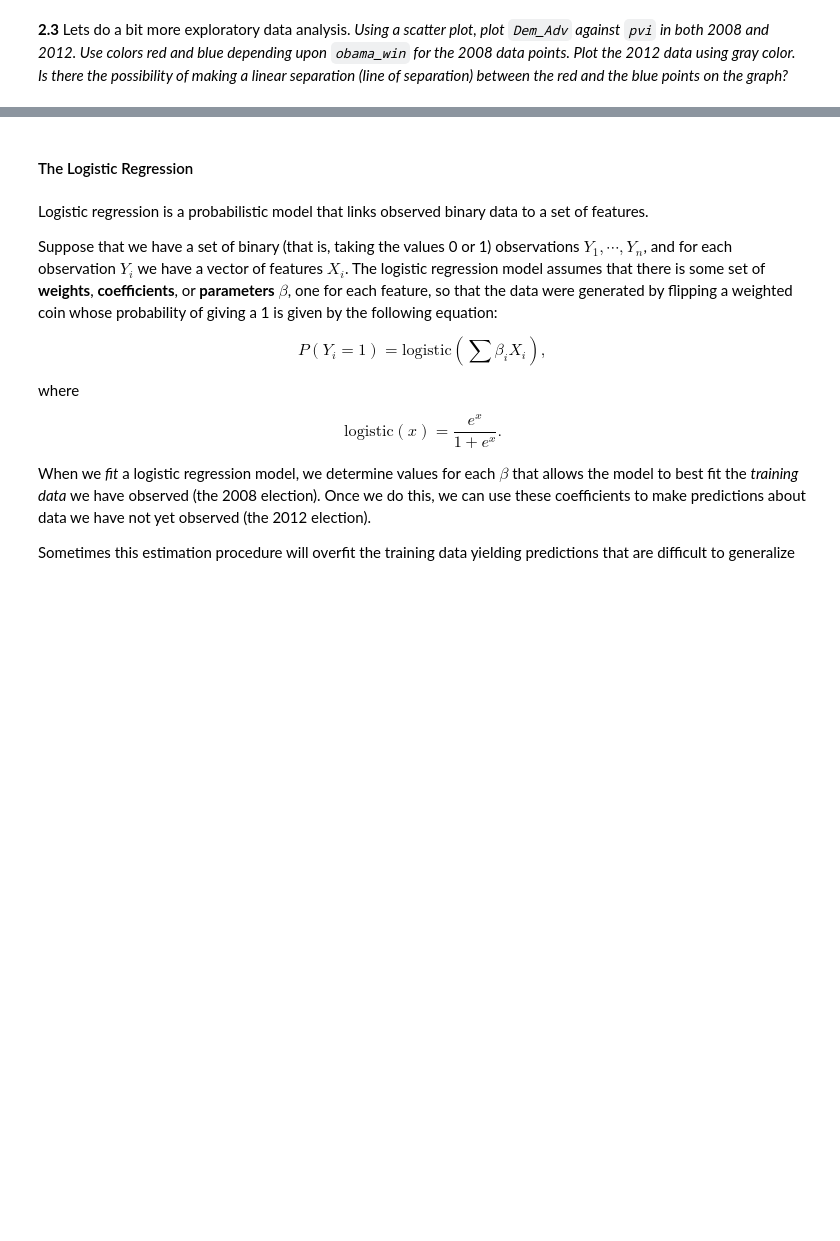
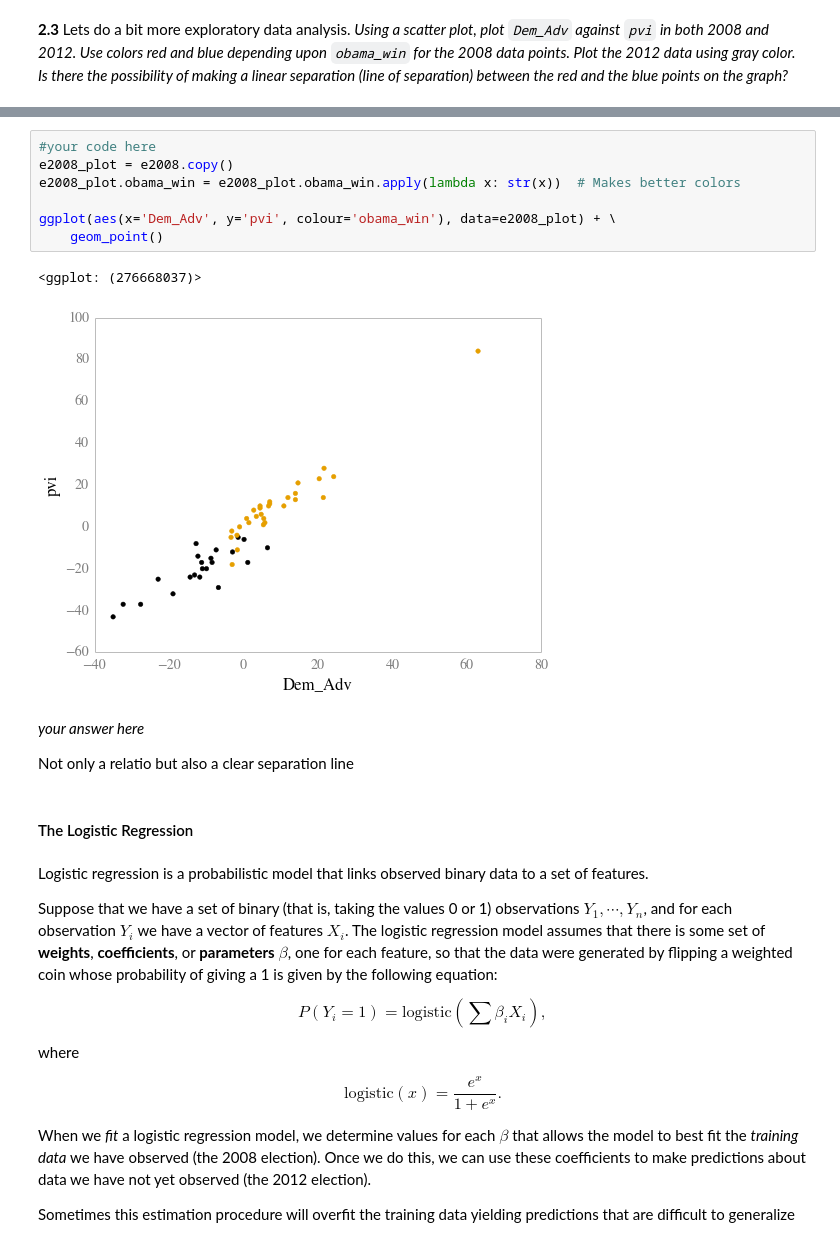
Before and after one commit to danielfrg/harvard-cs109-fall-2013, a Jupyter notebook: homeworks/HW2/HW2_mysolution.ipynb, the cells around one changed output, grey strips where cells are left out. Saved outputs shown, nothing was run; the diff lists cells and outputs as text; blank space fills up the shorter version.

```diff
--- a/homeworks/HW2/HW2_mysolution.ipynb
+++ b/homeworks/HW2/HW2_mysolution.ipynb
@@ -804,3 +859,17 @@ results2012.head()
+# %%
+#your code here
+e2008_plot = e2008.copy()
+e2008_plot.obama_win = e2008_plot.obama_win.apply(lambda x: str(x))  # Makes better colors
+
+ggplot(aes(x='Dem_Adv', y='pvi', colour='obama_win'), data=e2008_plot) + \
+    geom_point()
+# %% [output]
+<ggplot: (276668037)>
+[figure, added]
+# %% [markdown]
+*your answer here*
+
+Not only a relatio but also a clear separation line
 # %% [markdown]
 #### The Logistic Regression
 # %% [markdown]
```
Also changed, not shown: parts of 40 cells of this notebook.
